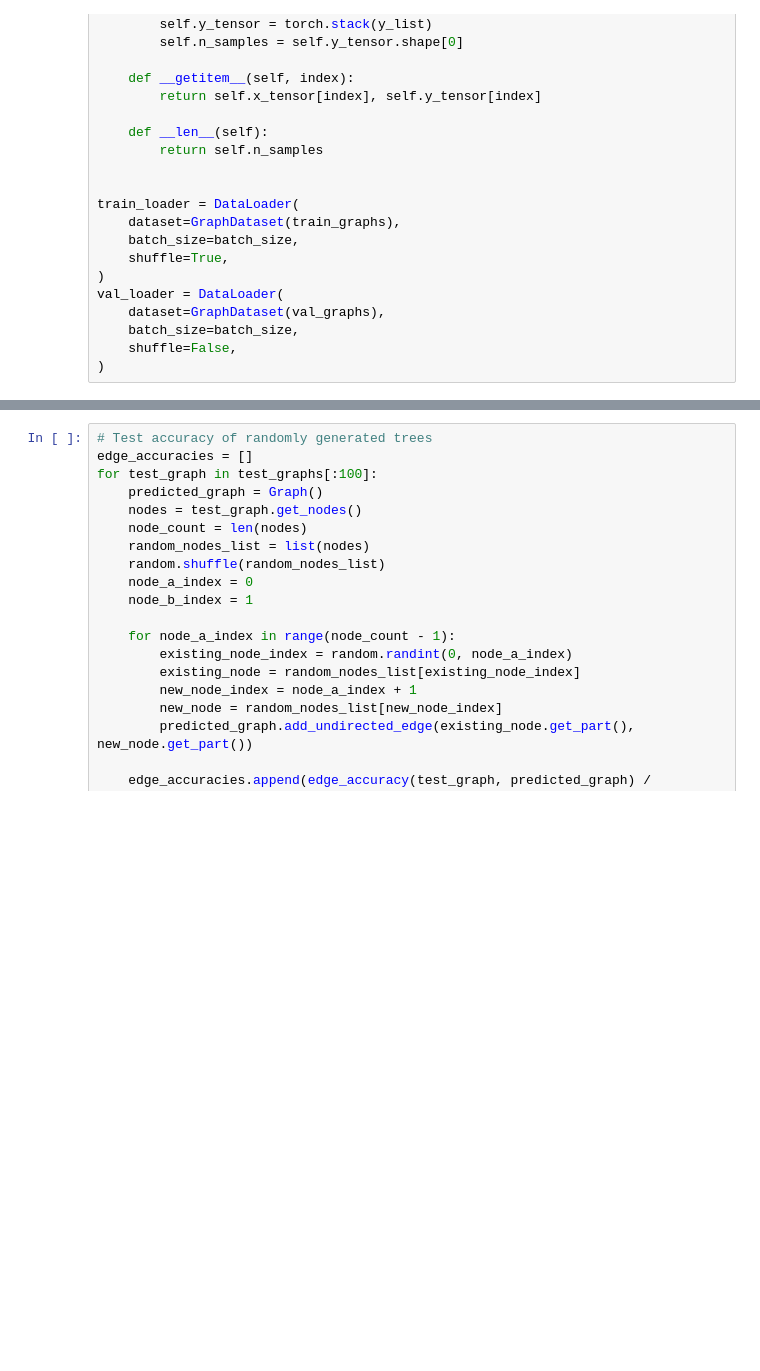
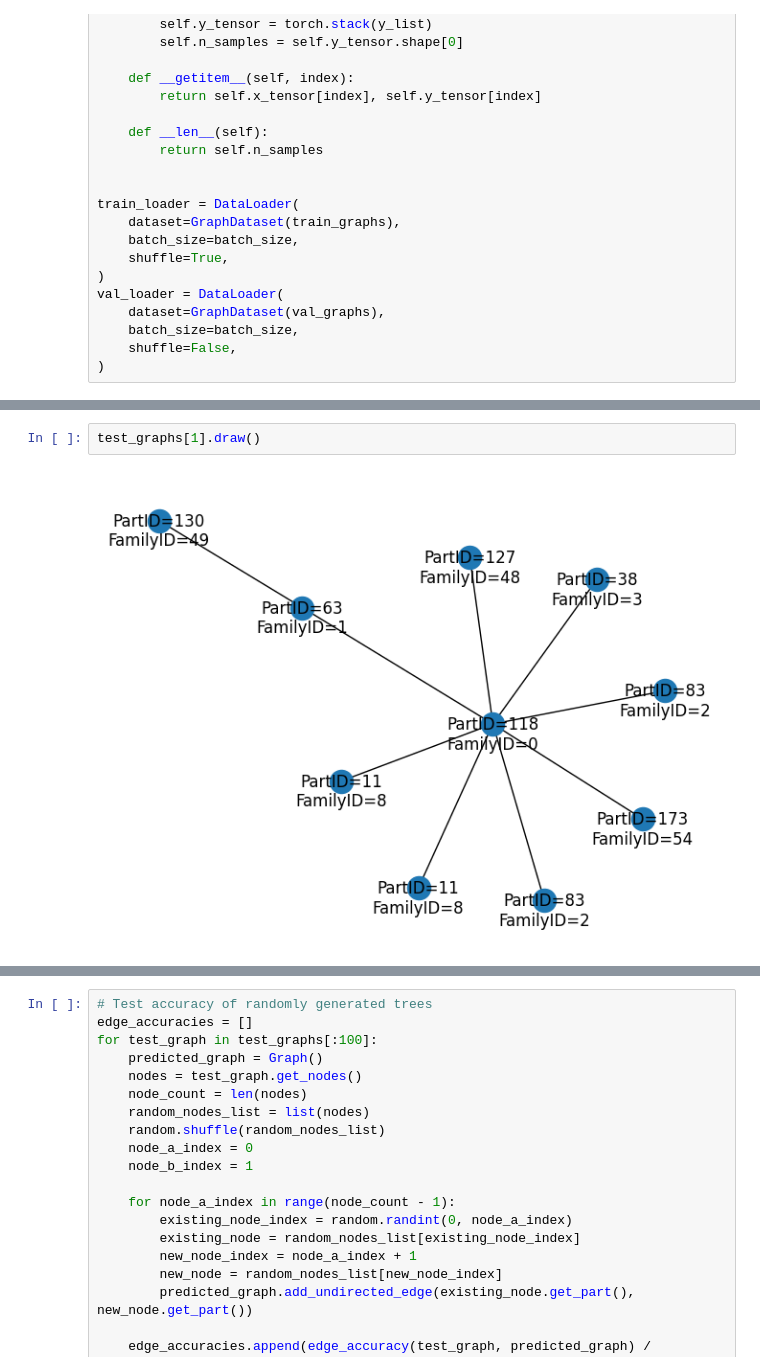
Before and after one commit to grashei/ai-project, a Jupyter notebook: neighbour_prediction_ffn.ipynb, the cells around one changed output, grey strips where cells are left out. Cells and saved outputs as stored; diff of their text form; blank space fills up the shorter version.

Commit message:
:recycle: Refactored code for predicting graphs

```diff
--- a/neighbour_prediction_ffn.ipynb
+++ b/neighbour_prediction_ffn.ipynb
@@ -260,0 +266,4 @@ Execution time: 68.28s
+# %%
+test_graphs[1].draw()
+# %% [output]
+[figure, added]
```
Also changed, not shown: parts of 5 cells of this notebook.
